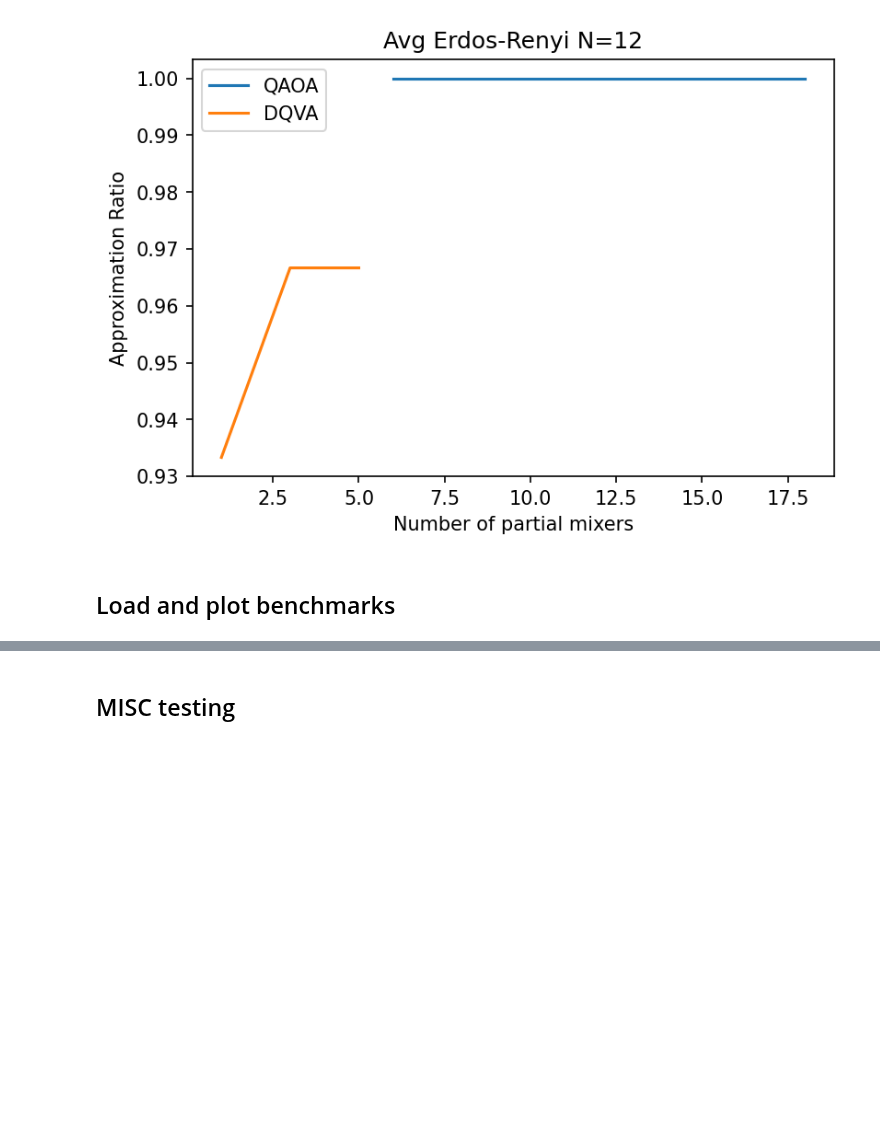
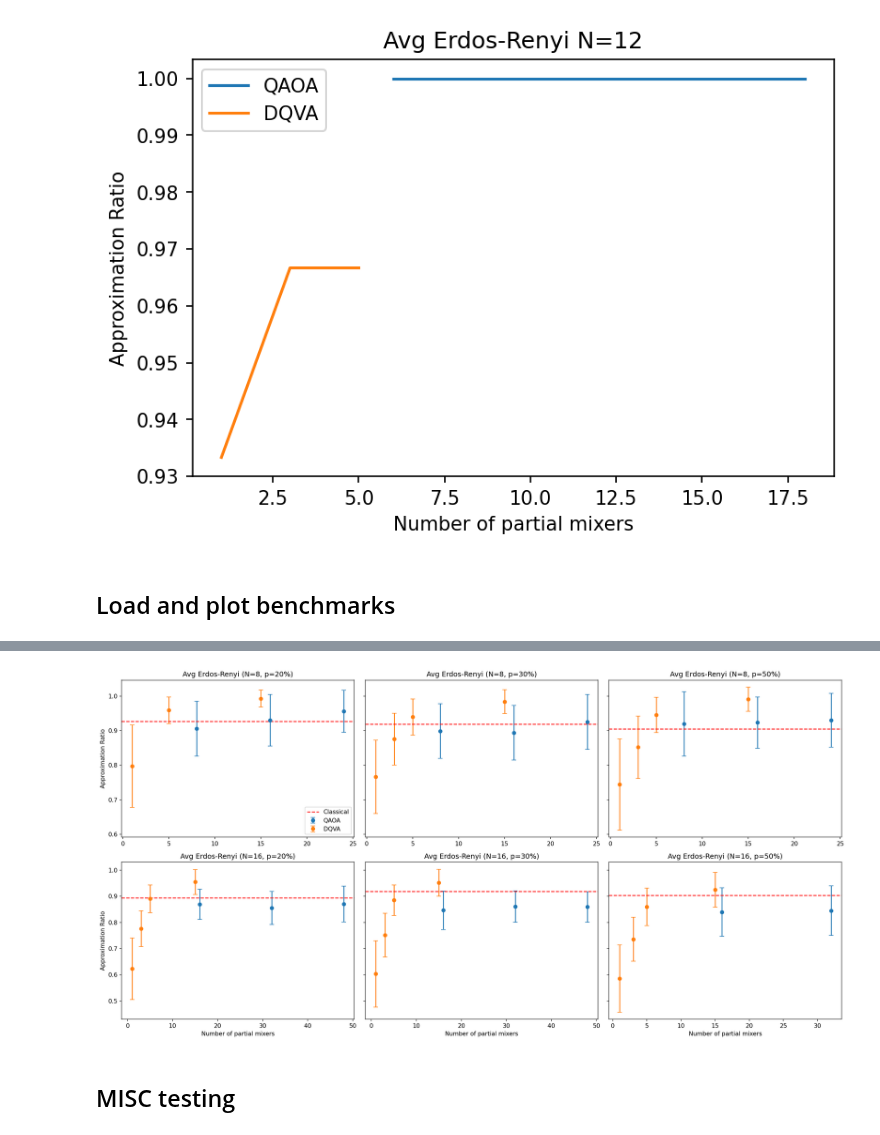
Before and after one commit to teaguetomesh/dqva-and-circuit-cutting, a Jupyter notebook: ansatz_vs_dqva.ipynb, the cells around one changed output, grey strips where cells are left out. Saved outputs shown, nothing was run; the diff lists cells and outputs as text; code cells hidden in the pictures; blank space fills up the shorter version.

Commit message:
plot combined figure

```diff
--- a/ansatz_vs_dqva.ipynb
+++ b/ansatz_vs_dqva.ipynb
@@ -267,6 +282,9 @@ def load_data(graph_fn):
     graphs = [g.split('/')[-1] for g in glob.glob(algs[0]+'/'+graph_fn+'/*')]
     graphs = sorted(graphs, key=lambda g: int(g.strip('G.txt')))
 
+    # collect classical MIS data at the same time
+    classical_data = []
+
     for graph in graphs:
         with open(glob.glob(algs[0]+'/'+graph_fn+'/'+graph+'/*')[0], 'rb') as pklfile:
             output = pickle.load(pklfile)
@@ -274,6 +292,10 @@ def load_data(graph_fn):
         G = graph_from_file(graph_name)
         nq = len(G.nodes())
         opt_mis = brute_force_search(G)[1]
+
+        # Find MIS with Boppana-Halldorsson
+        classical_approx = len(maximum_independent_set(G)) / opt_mis
+        classical_data.append(classical_approx)
 
         cur_graph_data = []
         for alg in algs:
@@ -291,7 +313,7 @@ def load_data(graph_fn):
     qaoa_xvals = [p*nq for p in pvals]
     qaoa_data = {'x':qaoa_xvals, 'y':qaoa_y_data}
 
-    return dqva_data, qaoa_data
+    return dqva_data, qaoa_data, classical_data
 # %%
 graphs = glob.glob('benchmark_results/qaoa_P1_qasm/*')
 graphs = [g.split('/')[-1] for g in graphs]
@@ -300,13 +322,15 @@ for graph in graphs:
     name = 'Avg Erdos-Renyi (N={}, p={}%)'.format(graph.split('_')[0].strip('N'),
                                                  graph.split('_')[1].strip('p'))
 
-    dqva_data, qaoa_data = load_data(graph)
+    dqva_data, qaoa_data, classical_data = load_data(graph)
     avg_dqva_data = {name:list(zip(dqva_data['x'], np.mean(np.array(dqva_data['y']), axis=0)))}
     avg_qaoa_data = {name:list(zip(qaoa_data['x'], np.mean(np.array(qaoa_data['y']), axis=0)))}
+    avg_classical_approx = np.mean(classical_data)
     print(avg_dqva_data)
     print(avg_qaoa_data)
+    print('Avg classical approximation:', avg_classical_approx)
 
-    plot_comparison(avg_qaoa_data, avg_dqva_data)
+    plot_comparison(avg_qaoa_data, avg_dqva_data, savefig=True, show=False, classical_approx=avg_classical_approx)
 # %% [output]
 N10_p20_graphs
 dqva lims: [2, 4, 6, 16]
@@ -382,0 +408,17 @@ DQVA
+# %%
+# Plotting paper figure
+graphs = ['N8_p20_graphs', 'N8_p30_graphs', 'N8_p50_graphs',
+          'N16_p20_graphs', 'N16_p30_graphs', 'N16_p50_graphs']
+
+figure_data = []
+for graph in graphs:
+    name = 'Avg Erdos-Renyi (N={}, p={}%)'.format(graph.split('_')[0].strip('N'),
+                                                 graph.split('_')[1].strip('p'))
+
+    dqva_data, qaoa_data, classical_data = load_data(graph)
+    avg_dqva_data = {name:list(zip(dqva_data['x'], np.mean(np.array(dqva_data['y']), axis=0),
+                                                   np.std(np.array(dqva_data['y']), axis=0)))}
+    avg_qaoa_data = {name:list(zip(qaoa_data['x'], np.mean(np.array(qaoa_data['y']), axis=0),
+                                                   np.std(np.array(qaoa_data['y']), axis=0)))}
+    avg_classical_approx = np.mean(classical_data)
+    figure_data.append((graph, avg_dqva_data, avg_qaoa_data, avg_classical_approx))
@@ -383,3 +438,7 @@ DQVA
+# %%
+plot_comp_fig(figure_data, savestr='figures/combined_erdosrenyi.png')
+# %% [output]
+[figure, added]
 # %% [markdown]
 ## MISC testing
 # %%
```
Also changed, not shown: parts of 7 cells of this notebook.
